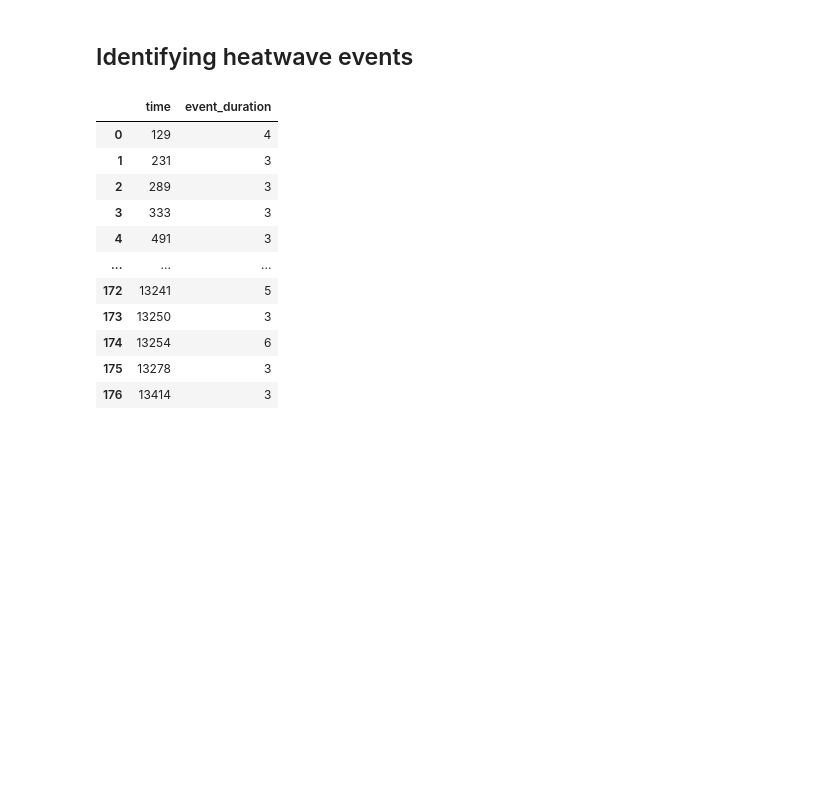
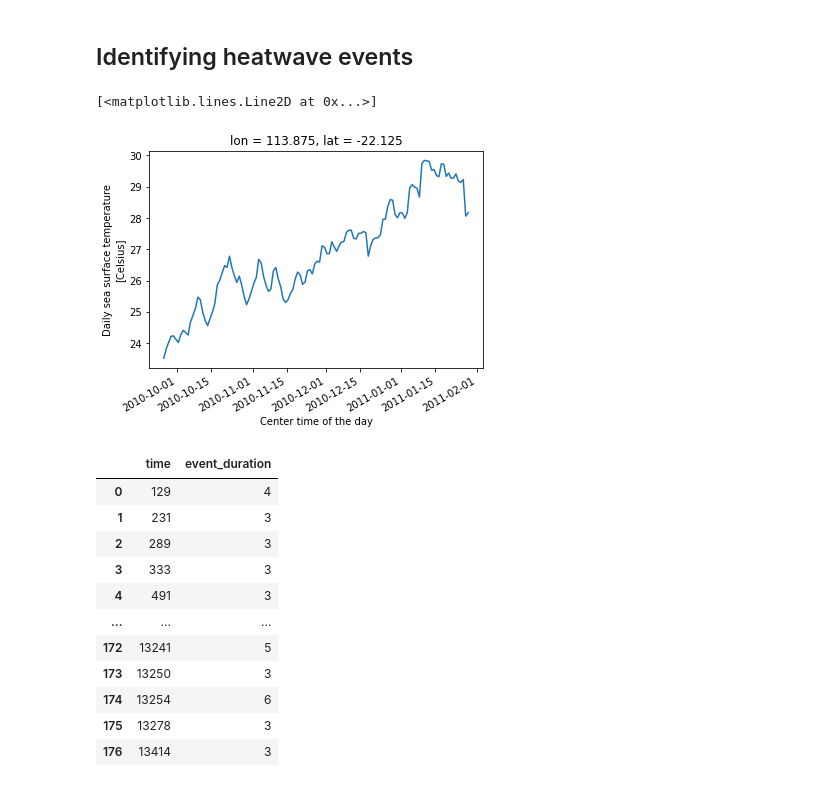
Before and after one commit to charuni-p/Heatwaves, a Jupyter notebook: new-composites-ningaloo.ipynb, the cells around one changed output. Cells and saved outputs as stored; diff of their text form; code cells hidden in the pictures; blank space fills up the shorter version.

```diff
--- a/new-composites-ningaloo.ipynb
+++ b/new-composites-ningaloo.ipynb
@@ -55,6 +55,11 @@ da_mhw = xr.DataArray(
 oisst = xr.open_dataset('/g/data/e14/cp3790/Charuni/NOAA-OISST/oisst_aus_coast_time_merged.nc').sel(lat=lat, lon=lon, method='nearest')
 # %%
 sst = oisst.sst
+# %%
+sst.sel(time=slice('2010-09-25', '2011-01-28')).plot()
+# %% [output]
+[<matplotlib.lines.Line2D at 0x...>]
+[figure, added]
 # %%
 # using climtas.event.find_events to identify days where severity>1 for a minimum of 3 consecutive days
 thw_events = climtas.event.find_events(thw['severity'] > 1, min_duration = 3)
```
Also changed, not shown: parts of 80 cells of this notebook.
